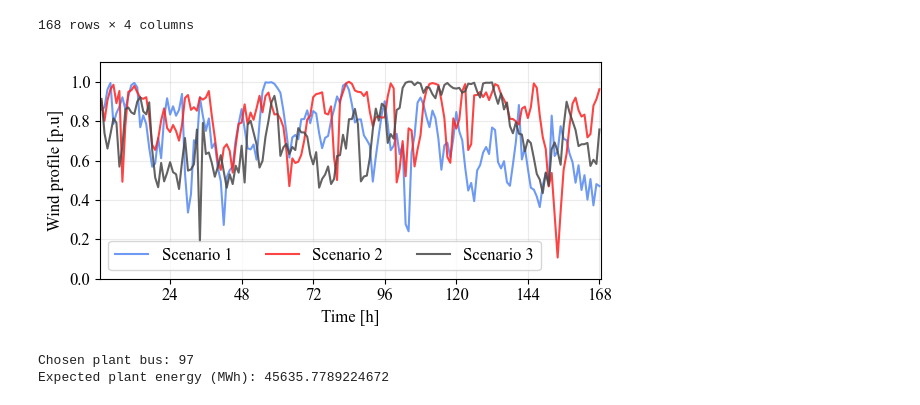
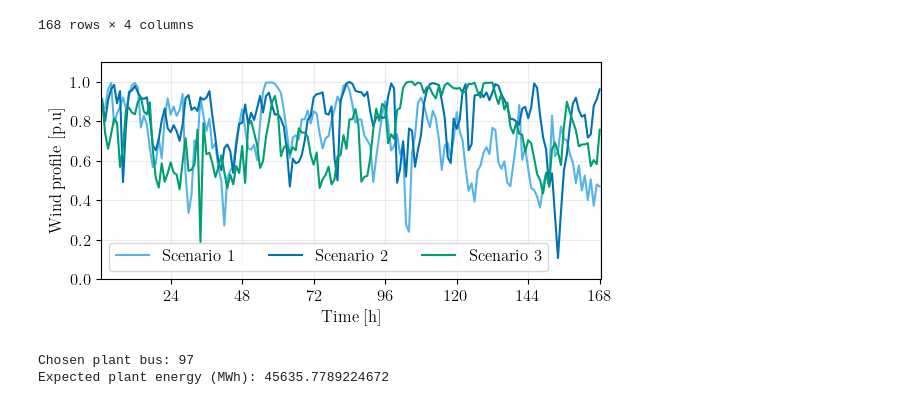
Before and after one commit to LuisOroya/IJHE-WC, a Jupyter notebook: graphics.ipynb, the cells around one changed output. Cells and saved outputs as stored; diff of their text form; code cells hidden in the pictures.

```diff
--- a/graphics.ipynb
+++ b/graphics.ipynb
@@ -10,7 +10,7 @@ mpl.rc('font', family='times new roman', size=12)
 plt.rcParams['axes.unicode_minus'] = False
 # %%
 import pandas as pd
-df0 = pd.read_csv('p_grid_results_price_20.csv',sep=',')
+df0 = pd.read_csv('p_grid_results_price.csv',sep=',')
 df0
 # %% [output]
 |  | h | s | p_grid | omega | p_wt | p_el | p_comp | m_in | m_out | m_tank |
@@ -239,38 +326,38 @@ df1
 # %%
 # Detect a likely time column (if present)
 hour_candidates = [c for c in df1.columns if str(c).strip().lower() in ("h", "hour", "hours", "time")]
 hour_col = hour_candidates[0] if hour_candidates else None
 
 # Build x-axis from time column, otherwise use row index
 x = pd.to_numeric(df1[hour_col], errors="coerce") if hour_col else pd.Series(range(len(df1)), index=df1.index)
 
 # Set specific colors per curve
 curve_colors = {
-    "Scenario 1": "#5589F2",  # blue
-    "Scenario 2": "#FD2323",  # orange
-    "Scenario 3": "#494848",  # green
+    "Scenario 1": "#56B4E9",  # Sky Blue (Matches Grid Import)
+    "Scenario 2": "#0072B2",  # Deep Blue (Distinct anchor)
+    "Scenario 3": "#009E73",  # Bluish Green (Matches Wind Energy)
 }
 
 fig = plt.figure(figsize=(6, 3))
 for c in df1.columns:
     if c == hour_col:
         continue
     y = pd.to_numeric(df1[c], errors="coerce")
-    plt.plot(x, y, label=c, color=curve_colors.get(c, "#333333"), alpha=0.85)
+    plt.plot(x, y, label=c, color=curve_colors.get(c, "#333333"))
 
 plt.xlabel("Time [h]" if hour_col else "Index")
 plt.ylabel("Wind profile [p.u]")
 plt.xticks(xticks)
 plt.xlabel("Time [h]")
 plt.xlim(xmin - 0.5, xmax + 0.5)
 plt.ylim(0, 1.1)
 plt.legend(ncol=3, loc="lower left")
 plt.grid(True, alpha=0.25)
 plt.tight_layout()
 plt.savefig("wind_profiles.pdf", bbox_inches="tight")
 plt.show()
 # %% [output]
-[figure, old version]
+[figure, new version]
 # %%
 import numpy as np
 import pandas as pd
```
Also changed, not shown: parts of 5 cells of this notebook, 10 other files.
